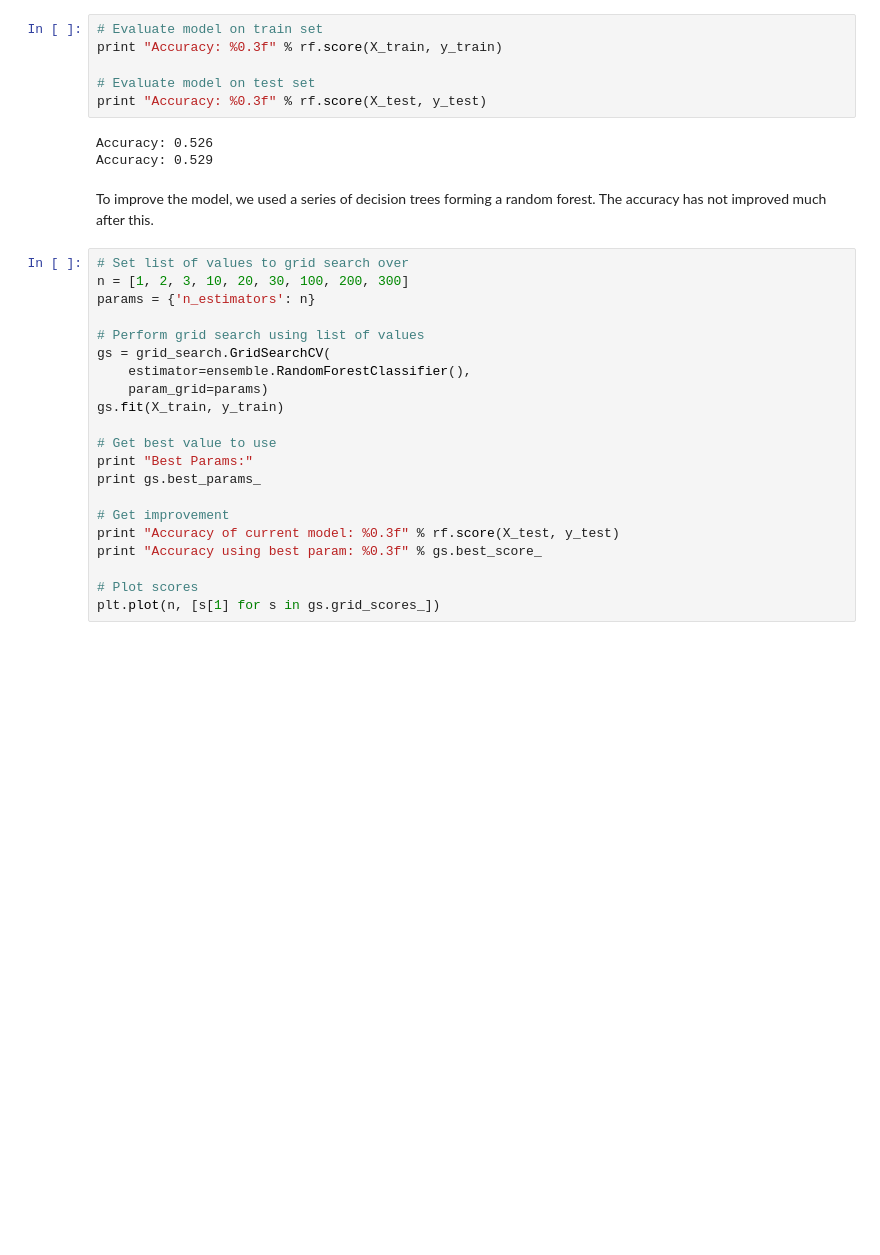
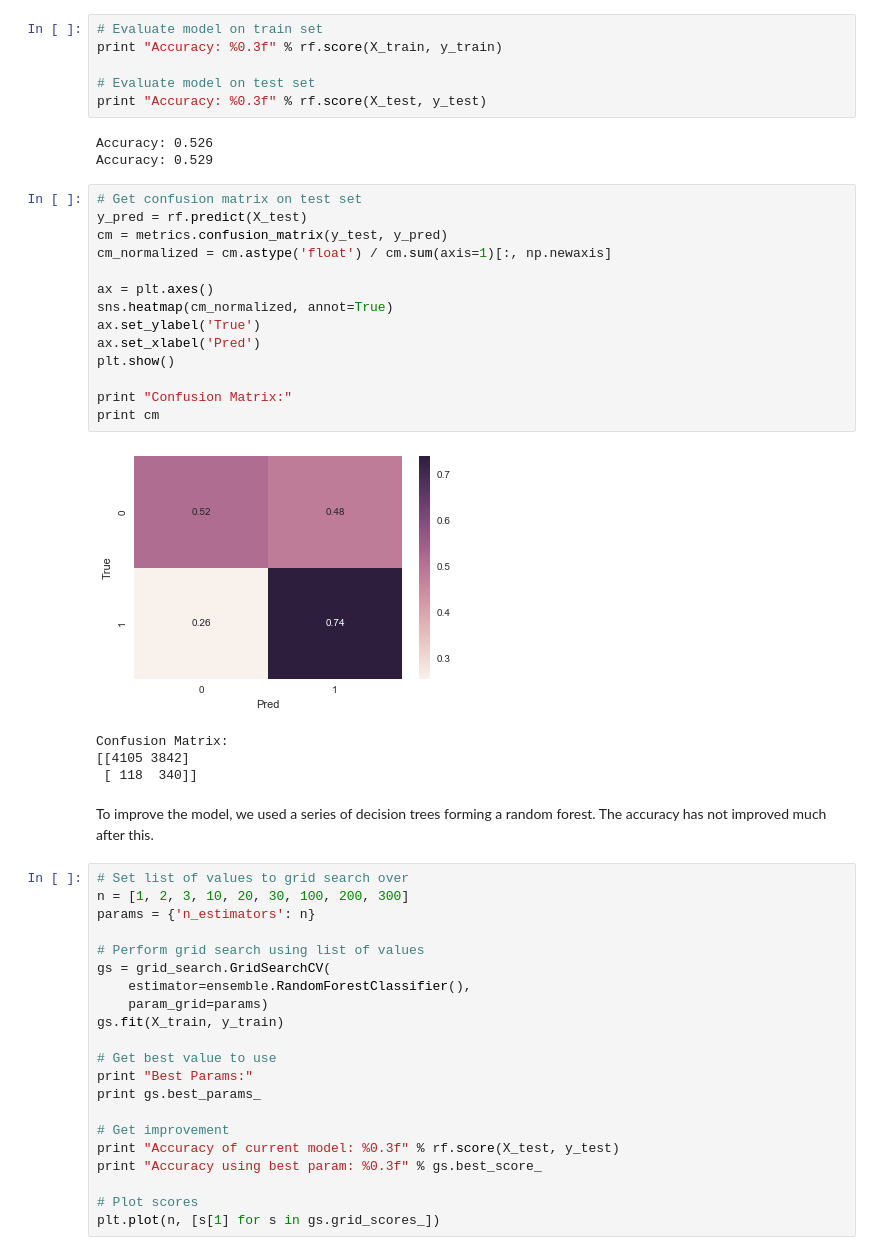
Before and after one commit to rhsu0268/West-Nile-Virus, a Jupyter notebook: Random_Forest_Baseline.ipynb, the cells around one changed output. Cells and saved outputs as stored; diff of their text form; blank space fills up the shorter version.

```diff
--- a/Random_Forest_Baseline.ipynb
+++ b/Random_Forest_Baseline.ipynb
@@ -261,6 +261,25 @@ print "Accuracy: %0.3f" % rf.score(X_test, y_test)
 # %% [output]
 Accuracy: 0.526
 Accuracy: 0.529
+# %%
+# Get confusion matrix on test set
+y_pred = rf.predict(X_test)
+cm = metrics.confusion_matrix(y_test, y_pred)
+cm_normalized = cm.astype('float') / cm.sum(axis=1)[:, np.newaxis]
+
+ax = plt.axes()
+sns.heatmap(cm_normalized, annot=True)
+ax.set_ylabel('True')
+ax.set_xlabel('Pred')
+plt.show()
+
+print "Confusion Matrix:"
+print cm
+# %% [output]
+[figure, added]
+Confusion Matrix:
+[[4105 3842]
+ [ 118  340]]
 # %% [markdown]
 To improve the model, we used a series of decision trees forming a random forest. The accuracy has not improved much after this.
 # %%
```
Also changed, not shown: parts of 17 cells of this notebook.
